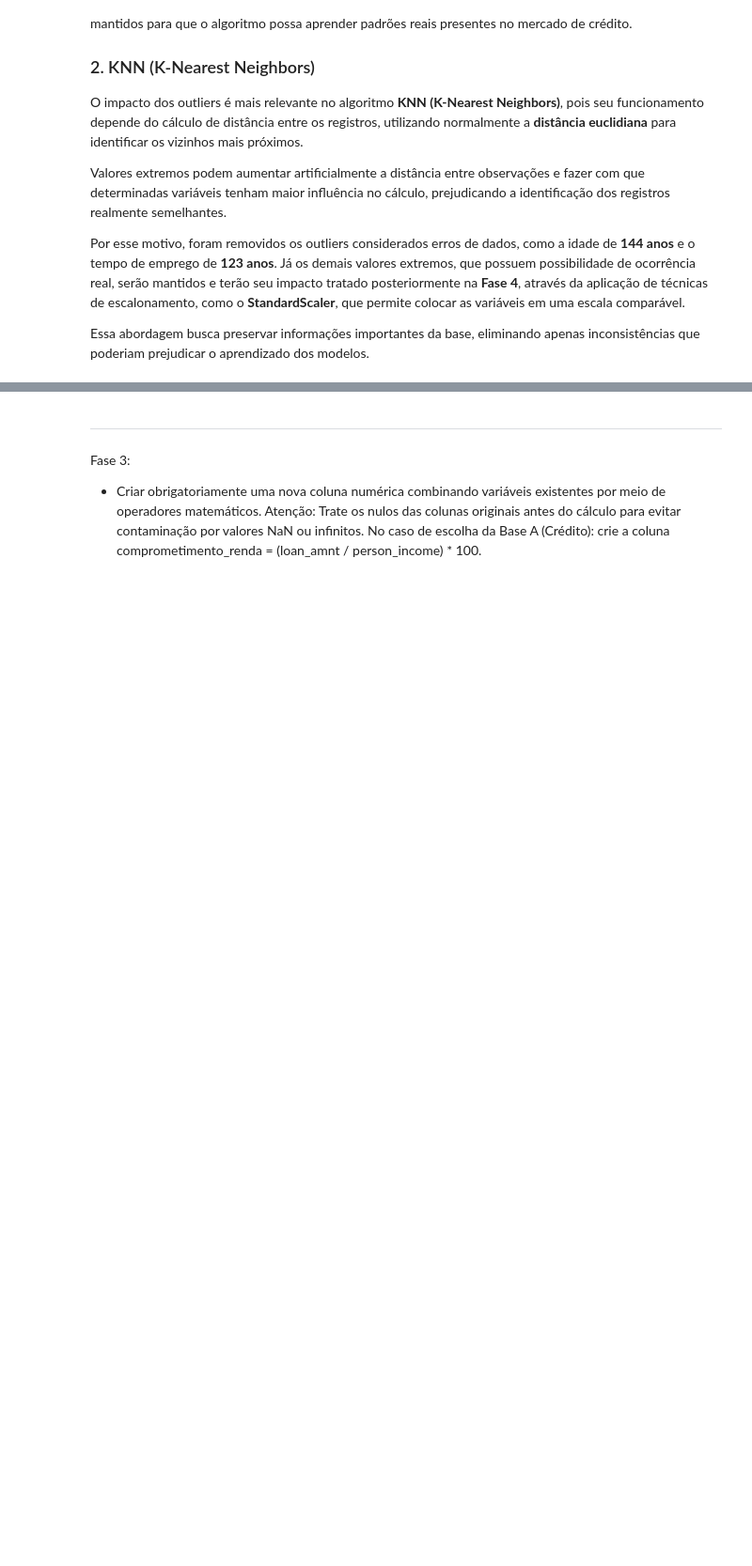
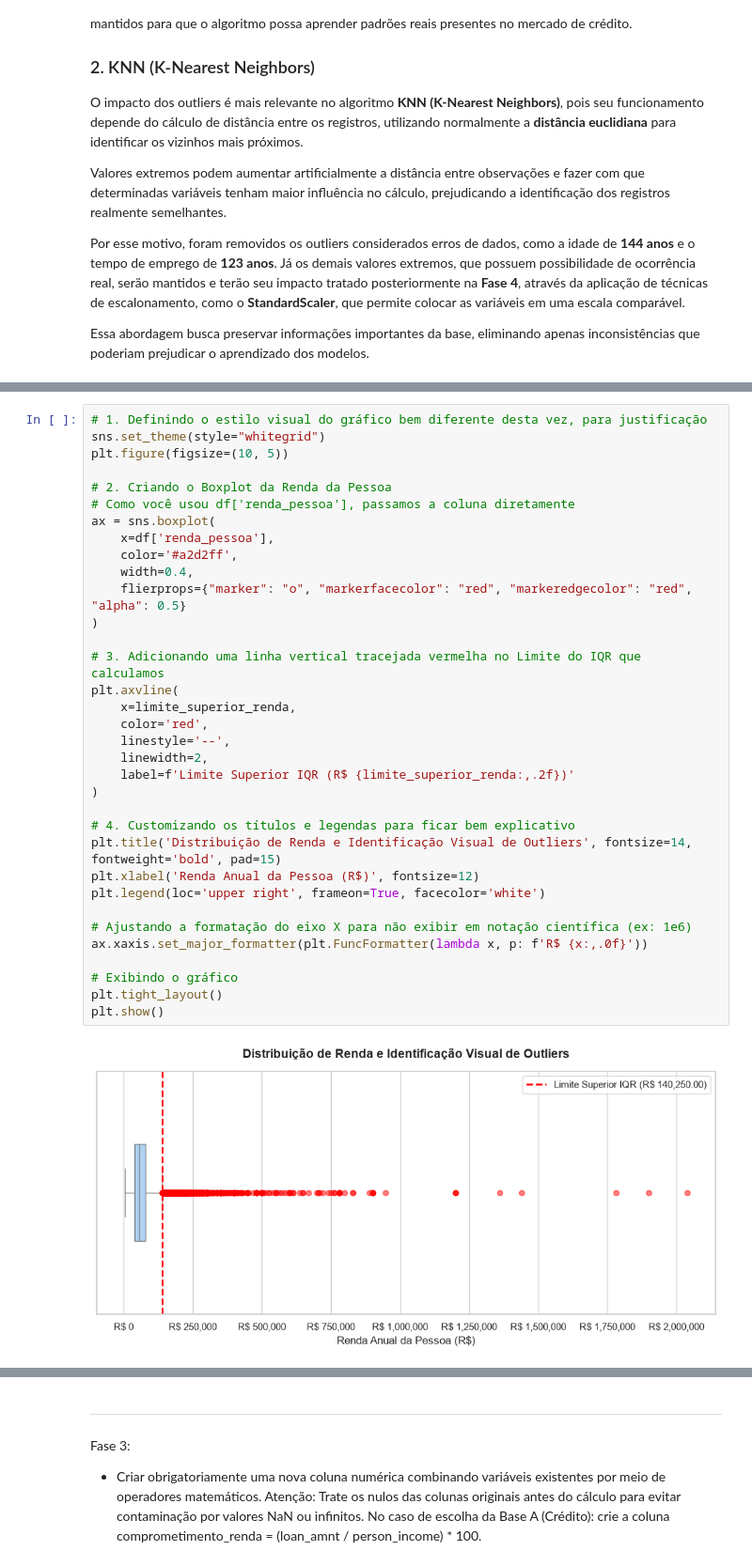
Before and after one commit to Ana-Cravo/credit_risk, a Jupyter notebook: projeto_credit_risk.ipynb, the cells around one changed output, grey strips where cells are left out. Shown at 94% size. Drawn from its saved outputs; the diff is of its cells as text; blank space fills up the shorter version.

```diff
--- a/projeto_credit_risk.ipynb
+++ b/projeto_credit_risk.ipynb
@@ -635,0 +692,36 @@ Novo Tempo de Emprego Máximo na base: 41.0 anos
+# %%
+# 1. Definindo o estilo visual do gráfico bem diferente desta vez, para justificação
+sns.set_theme(style="whitegrid")
+plt.figure(figsize=(10, 5))
+
+# 2. Criando o Boxplot da Renda da Pessoa
+# Como você usou df['renda_pessoa'], passamos a coluna diretamente
+ax = sns.boxplot(
+    x=df['renda_pessoa'],
+    color='#a2d2ff',
+    width=0.4,
+    flierprops={"marker": "o", "markerfacecolor": "red", "markeredgecolor": "red", "alpha": 0.5}
+)
+
+# 3. Adicionando uma linha vertical tracejada vermelha no Limite do IQR que calculamos
+plt.axvline(
+    x=limite_superior_renda,
+    color='red',
+    linestyle='--',
+    linewidth=2,
+    label=f'Limite Superior IQR (R$ {limite_superior_renda:,.2f})'
+)
+
+# 4. Customizando os títulos e legendas para ficar bem explicativo
+plt.title('Distribuição de Renda e Identificação Visual de Outliers', fontsize=14, fontweight='bold', pad=15)
+plt.xlabel('Renda Anual da Pessoa (R$)', fontsize=12)
+plt.legend(loc='upper right', frameon=True, facecolor='white')
+
+# Ajustando a formatação do eixo X para não exibir em notação científica (ex: 1e6)
+ax.xaxis.set_major_formatter(plt.FuncFormatter(lambda x, p: f'R$ {x:,.0f}'))
+
+# Exibindo o gráfico
+plt.tight_layout()
+plt.show()
+# %% [output]
+[figure, added]
```
Also changed, not shown: parts of 20 cells of this notebook.
